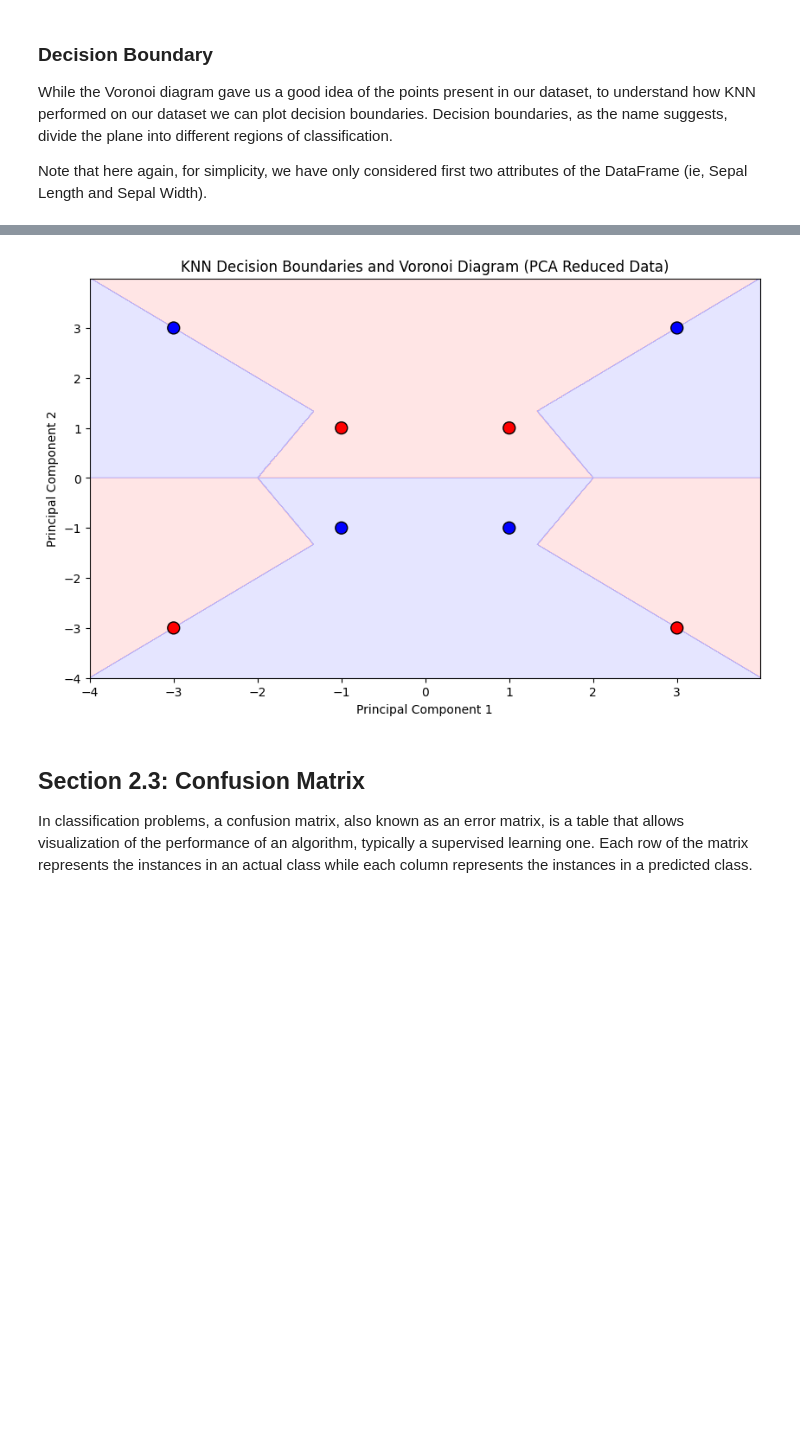
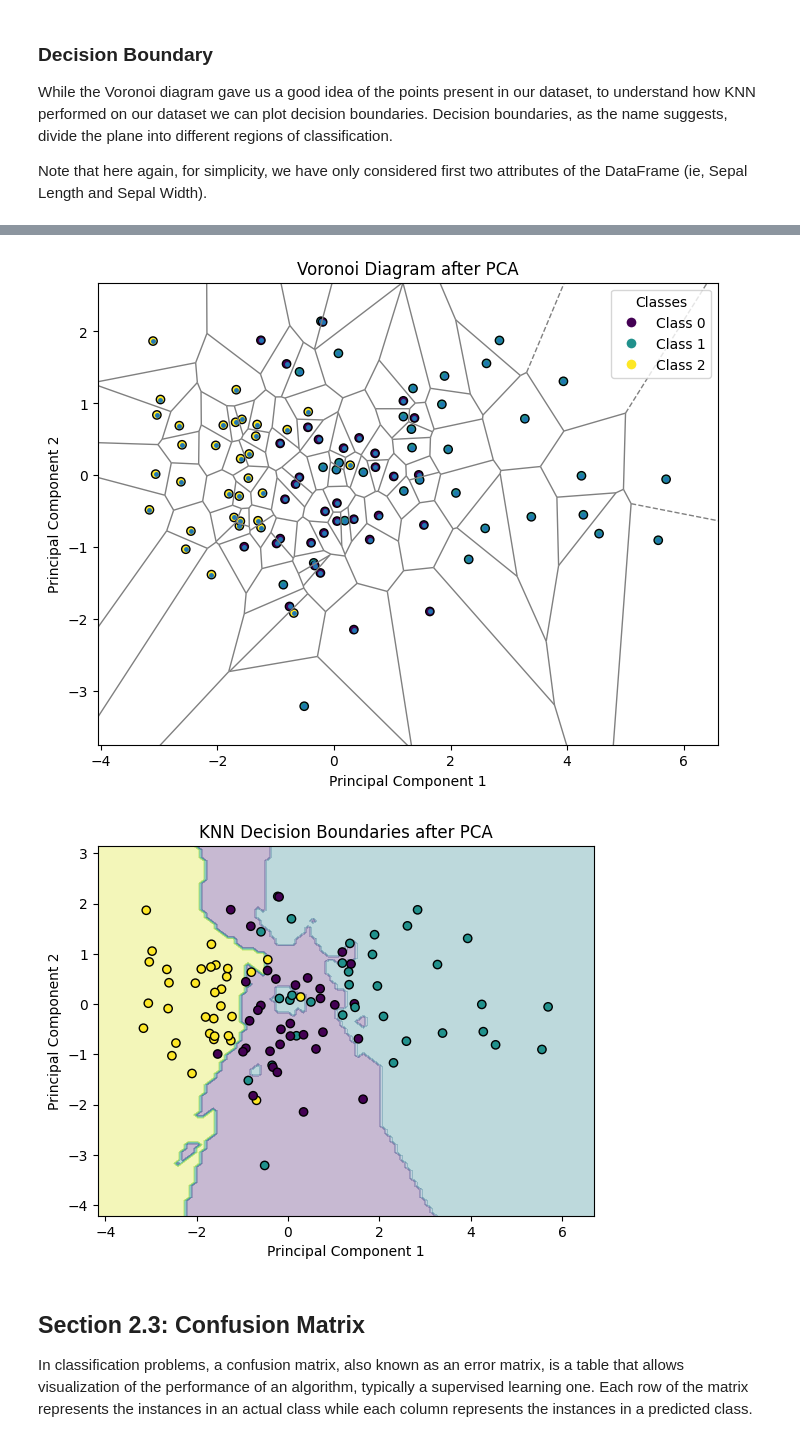
Before and after one commit to Soumyaa2005/iiit_labs, a Jupyter notebook: AIML_Module_3_Lab_2_Implementing_KNN_from_scratch_and_visualize_Algorithm_performance.ipynb, the cells around one changed output, grey strips where cells are left out. Cells and saved outputs as stored; diff of their text form; code cells hidden in the pictures; blank space fills up the shorter version.

```diff
--- a/AIML_Module_3_Lab_2_Implementing_KNN_from_scratch_and_visualize_Algorithm_performance.ipynb
+++ b/AIML_Module_3_Lab_2_Implementing_KNN_from_scratch_and_visualize_Algorithm_performance.ipynb
@@ -322,43 +349,52 @@ decision_boundary_plot(x_pts,y_pts,7)
 # %%
-## TASK-2
-## In the above cells, we saw the Voronoi diagram of the data and plotted the KNN decision boundaries
-## by only considering two attributes of the dataset. You must be already familiar with PCA.
-## Apply PCA on the dataset above to reduce it to two dimensions.
-## Plot the Voronoi diagram and Decision boundaries after that.
-
 import numpy as np
 import matplotlib.pyplot as plt
 from sklearn.decomposition import PCA
 from sklearn.neighbors import KNeighborsClassifier
-from matplotlib.colors import ListedColormap
+from sklearn.datasets import make_classification
+from scipy.spatial import Voronoi, voronoi_plot_2d
 
-X_train = np.array([[1, 2], [3, 4], [5, 6], [7, 8], [1, 8], [3, 6], [5, 4], [7, 2]])
-y_train = np.array([0, 1, 0, 1, 0, 1, 0, 1])
+X, y = make_classification(n_samples=100, n_features=5, n_classes=3, n_clusters_per_class=1, random_state=42)
 
 pca = PCA(n_components=2)
-X_train_pca = pca.fit_transform(X_train)
+X_reduced = pca.fit_transform(X)
 
 k = 3
 knn = KNeighborsClassifier(n_neighbors=k)
-knn.fit(X_train_pca, y_train)
+knn.fit(X_reduced, y)
 
-x_min, x_max = X_train_pca[:, 0].min() - 1, X_train_pca[:, 0].max() + 1
-y_min, y_max = X_train_pca[:, 1].min() - 1, X_train_pca[:, 1].max() + 1
-xx, yy = np.meshgrid(np.arange(x_min, x_max, 0.01),
-                     np.arange(y_min, y_max, 0.01))
+vor = Voronoi(X_reduced)
 
+fig, ax = plt.subplots(figsize=(8, 6))
+voronoi_plot_2d(vor, ax=ax, show_vertices=False, line_colors='gray', line_width=1, point_size=5)
+
+scatter = ax.scatter(X_reduced[:, 0], X_reduced[:, 1], c=y, cmap='viridis', edgecolor='black')
+
+legend_labels = np.unique(y)
+legend_elements = [plt.Line2D([0], [0], marker='o', color='w', markerfacecolor=plt.cm.viridis(i / max(legend_labels)), markersize=8, label=f"Class {i}") for i in legend_labels]
+ax.legend(handles=legend_elements, title="Classes")
+
+plt.title("Voronoi Diagram after PCA")
+plt.xlabel("Principal Component 1")
+plt.ylabel("Principal Component 2")
+plt.show()
+
+
+x_min, x_max = X_reduced[:, 0].min() - 1, X_reduced[:, 0].max() + 1
+y_min, y_max = X_reduced[:, 1].min() - 1, X_reduced[:, 1].max() + 1
+xx, yy = np.meshgrid(np.linspace(x_min, x_max, 100), np.linspace(y_min, y_max, 100))
 Z = knn.predict(np.c_[xx.ravel(), yy.ravel()])
 Z = Z.reshape(xx.shape)
 
-plt.figure(figsize=(10, 6))
-plt.contourf(xx, yy, Z, alpha=0.3, cmap=ListedColormap(['#FFAAAA', '#AAAAFF']))
-plt.scatter(X_train_pca[:, 0], X_train_pca[:, 1], c=y_train, edgecolors='k', s=100, cmap=ListedColormap(['red', 'blue']))
-plt.title('KNN Decision Boundaries and Voronoi Diagram (PCA Reduced Data)')
-plt.xlabel('Principal Component 1')
-plt.ylabel('Principal Component 2')
+plt.contourf(xx, yy, Z, alpha=0.3, cmap='viridis')
+plt.scatter(X_reduced[:, 0], X_reduced[:, 1], c=y, cmap='viridis', edgecolors='k')
+plt.title("KNN Decision Boundaries after PCA")
+plt.xlabel("Principal Component 1")
+plt.ylabel("Principal Component 2")
 plt.show()
 # %% [output]
-[figure, old version]
+[figure, new version]
+[figure, added]
 # %% [markdown]
 ## Section 2.3: Confusion Matrix
 In classification problems, a confusion matrix, also known as an error matrix, is a table that allows visualization of the performance of an algorithm, typically a supervised learning one. Each row of the matrix represents the instances in an actual class while each column represents the instances in a predicted class.
```
Also changed, not shown: parts of 25 cells of this notebook.
